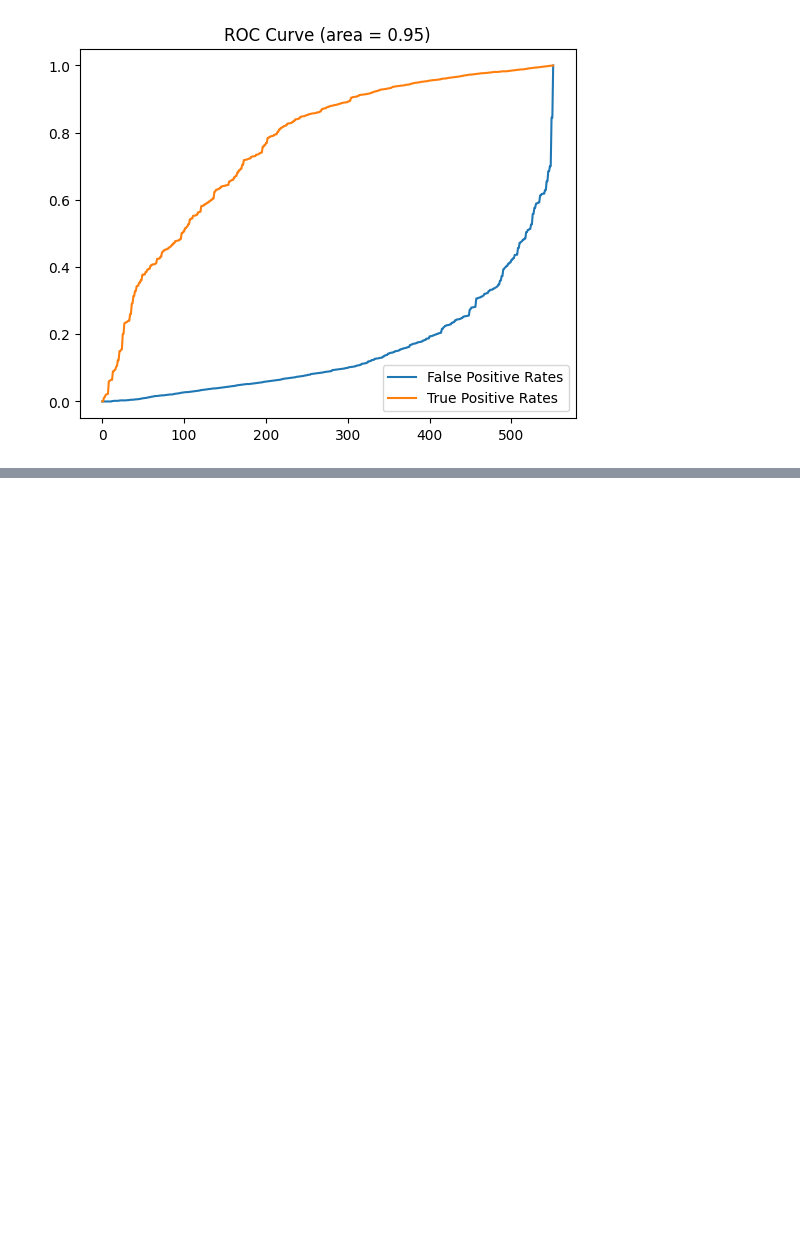
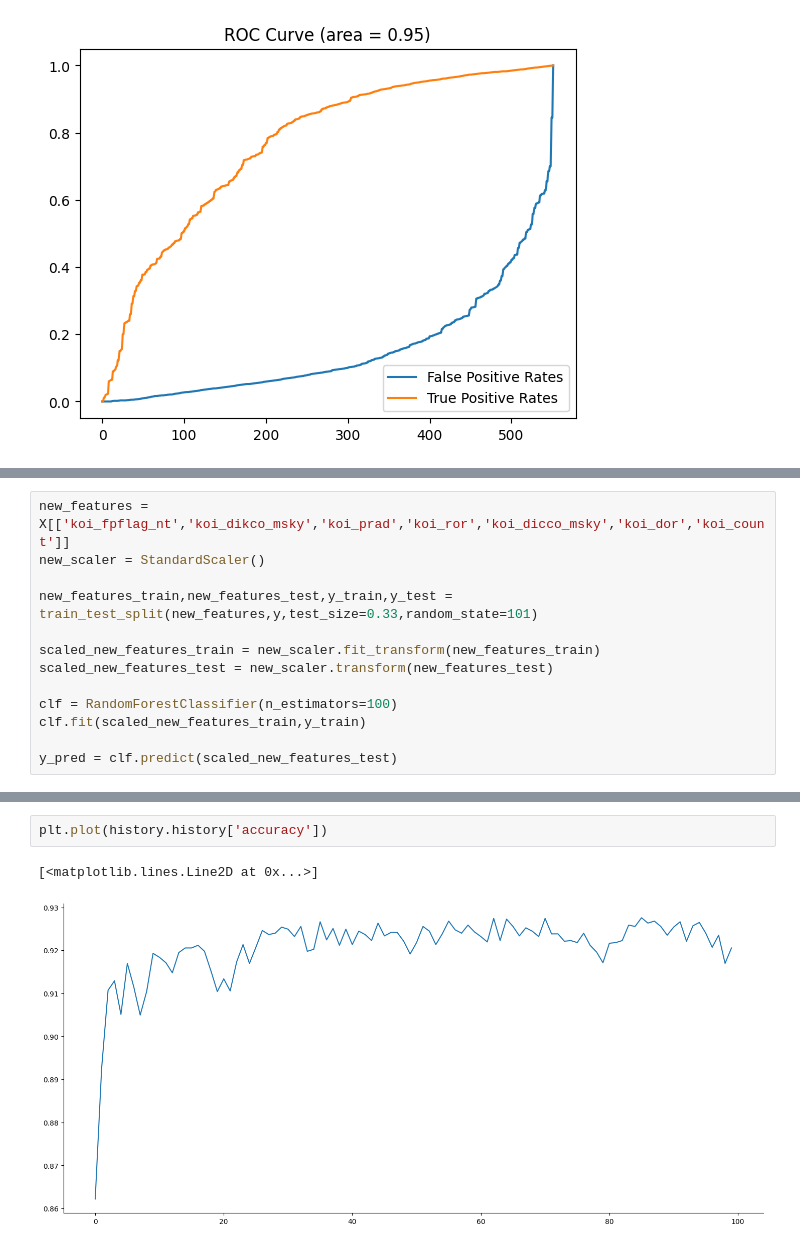
Before and after one commit to Tanay3484/Kepler-Objects-Of-Interest-Classification, a Jupyter notebook: KOI_prediction.ipynb, the cells around one changed output, grey strips where cells are left out. Drawn from its saved outputs; the diff is of its cells as text; blank space fills up the shorter version.

```diff
--- a/KOI_prediction.ipynb
+++ b/KOI_prediction.ipynb
@@ -833,0 +852,13 @@ plt.show()
+# %%
+new_features = X[['koi_fpflag_nt','koi_dikco_msky','koi_prad','koi_ror','koi_dicco_msky','koi_dor','koi_count']]
+new_scaler = StandardScaler()
+
+new_features_train,new_features_test,y_train,y_test = train_test_split(new_features,y,test_size=0.33,random_state=101)
+
+scaled_new_features_train = new_scaler.fit_transform(new_features_train)
+scaled_new_features_test = new_scaler.transform(new_features_test)
+
+clf = RandomForestClassifier(n_estimators=100)
+clf.fit(scaled_new_features_train,y_train)
+
+y_pred = clf.predict(scaled_new_features_test)
@@ -833,0 +988,5 @@ plt.show()
+# %%
+plt.plot(history.history['accuracy'])
+# %% [output]
+[<matplotlib.lines.Line2D at 0x...>]
+[figure, added]
```
Also changed, not shown: parts of 36 cells of this notebook.
